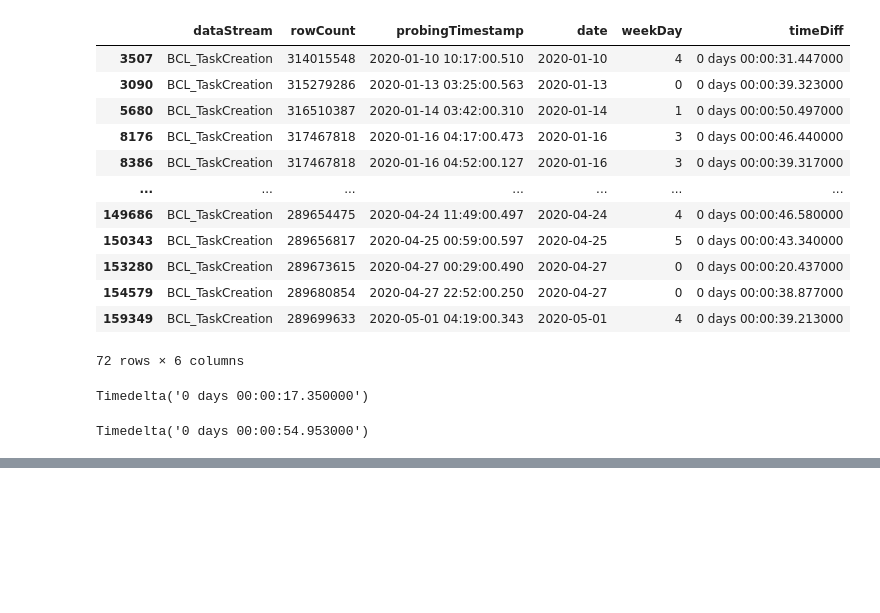
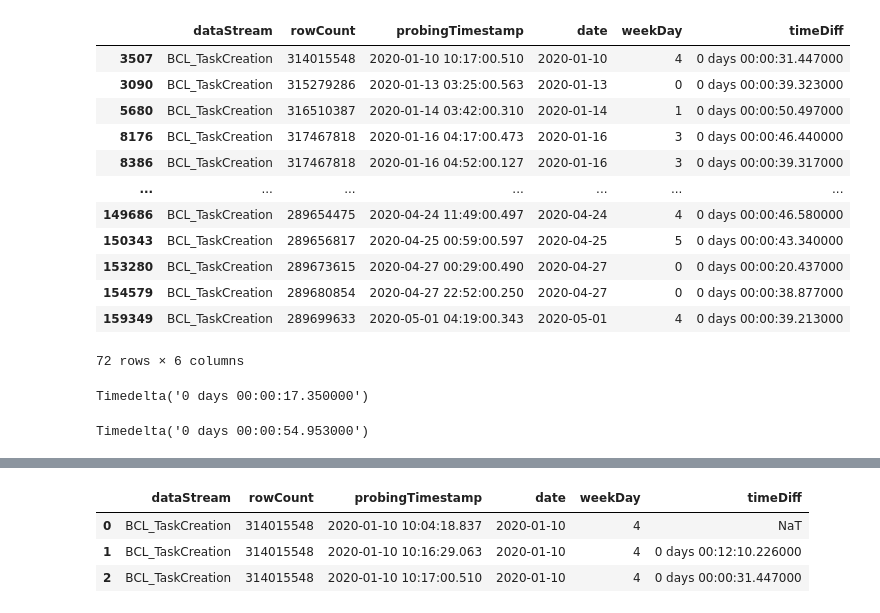
Before and after one commit to pawelpuszcz/timeseries-data-analysis, a Jupyter notebook: BPTask.ipynb, the cells around one changed output, grey strips where cells are left out. Cells and saved outputs as stored; diff of their text form; code cells hidden in the pictures; blank space fills up the shorter version.

```diff
--- a/BPTask.ipynb
+++ b/BPTask.ipynb
@@ -400,0 +438,4 @@ Timedelta('0 days 00:00:54.953000')
+# %%
+df['dataStream'] = df['dataStream'].astype('category')
+# %%
+df['date'] = pd.to_datetime(df['date'])
@@ -400,0 +458,7 @@ Timedelta('0 days 00:00:54.953000')
+# %%
+df.head(3)
+# %% [output]
+|  | dataStream | rowCount | probingTimestamp | date | weekDay | timeDiff |
+| 0 | BCL_TaskCreation | 314015548 | 2020-01-10 10:04:18.837 | 2020-01-10 | 4 | NaT |
+| 1 | BCL_TaskCreation | 314015548 | 2020-01-10 10:16:29.063 | 2020-01-10 | 4 | 0 days 00:12:10.226000 |
+| 2 | BCL_TaskCreation | 314015548 | 2020-01-10 10:17:00.510 | 2020-01-10 | 4 | 0 days 00:00:31.447000 |
```
Also changed, not shown: parts of 8 cells of this notebook.
